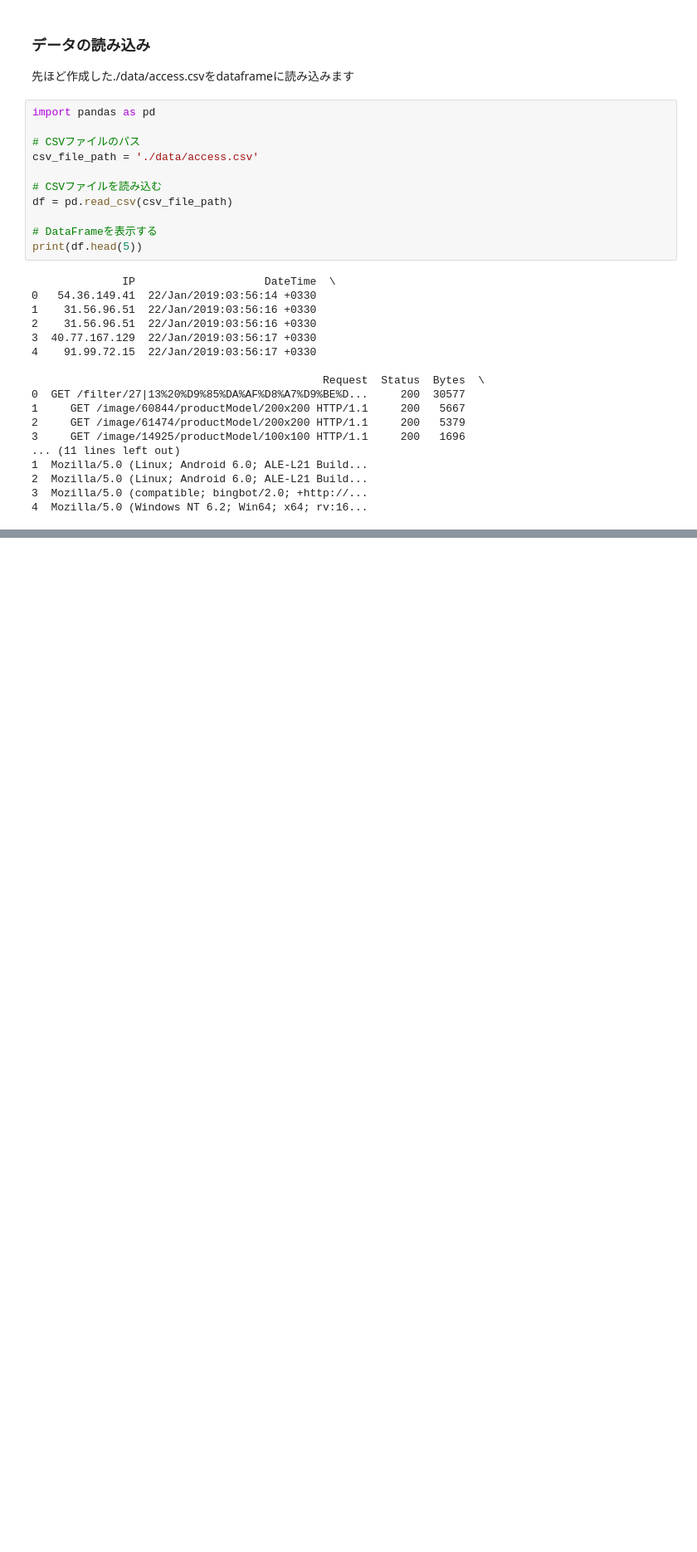
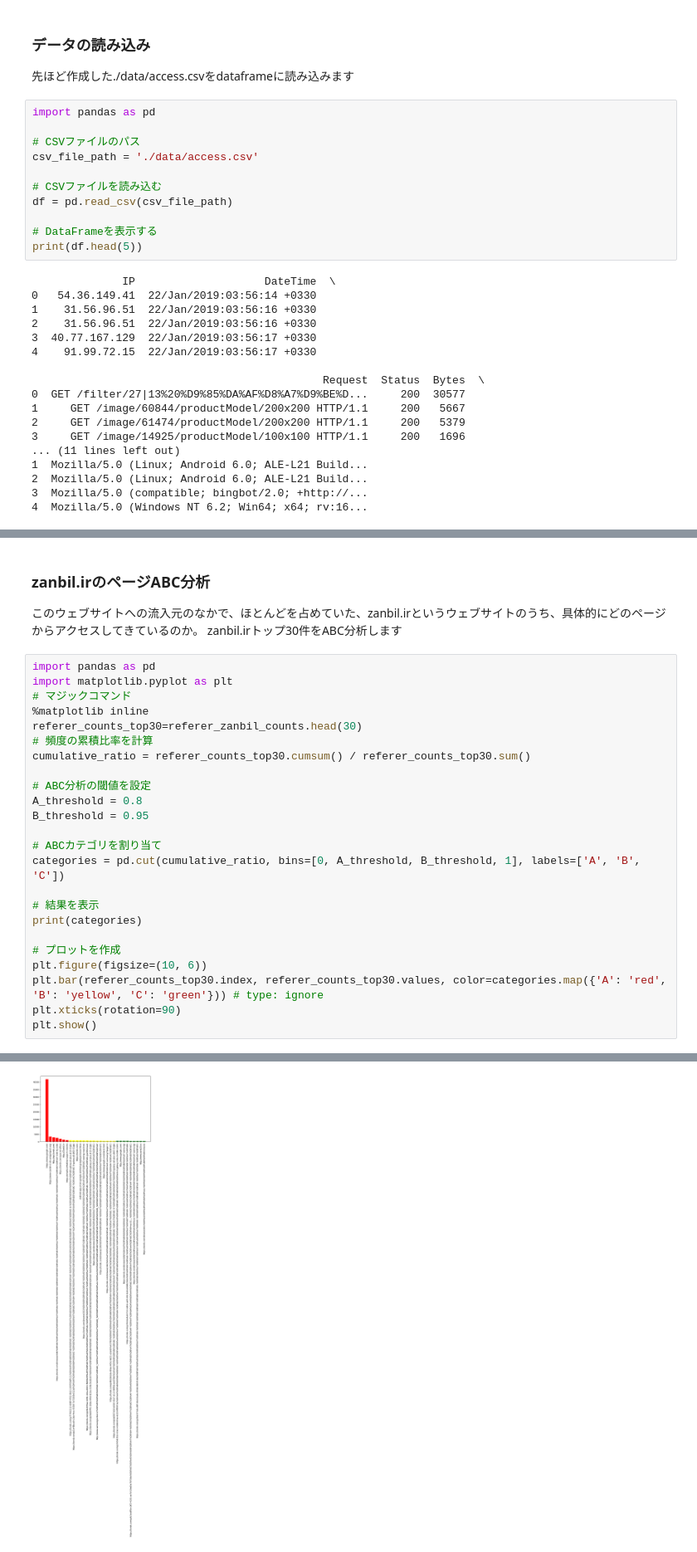
Before and after one commit to yutadd/Datascience_Server_Log, a Jupyter notebook: analyse.ipynb, the cells around one changed output, grey strips where cells are left out. Shown at 83% size. Saved outputs shown, nothing was run; the diff lists cells and outputs as text; blank space fills up the shorter version.

```diff
--- a/analyse.ipynb
+++ b/analyse.ipynb
@@ -69,0 +123,29 @@ print(df.head(5))
+# %% [markdown]
+### zanbil.irのページABC分析
+このウェブサイトへの流入元のなかで、ほとんどを占めていた、zanbil.irというウェブサイトのうち、具体的にどのページからアクセスしてきているのか。
+zanbil.irトップ30件をABC分析します
+# %%
+import pandas as pd
+import matplotlib.pyplot as plt
+# マジックコマンド
+%matplotlib inline
+referer_counts_top30=referer_zanbil_counts.head(30)
+# 頻度の累積比率を計算
+cumulative_ratio = referer_counts_top30.cumsum() / referer_counts_top30.sum()
+
+# ABC分析の閾値を設定
+A_threshold = 0.8
+B_threshold = 0.95
+
+# ABCカテゴリを割り当て
+categories = pd.cut(cumulative_ratio, bins=[0, A_threshold, B_threshold, 1], labels=['A', 'B', 'C'])
+
+# 結果を表示
+print(categories)
+
+# プロットを作成
+plt.figure(figsize=(10, 6))
+plt.bar(referer_counts_top30.index, referer_counts_top30.values, color=categories.map({'A': 'red', 'B': 'yellow', 'C': 'green'})) # type: ignore
+plt.xticks(rotation=90)
+plt.show()
+# %% [output]
@@ -69,0 +169 @@ print(df.head(5))
+[figure, added]
```
Also changed, not shown: parts of 4 cells of this notebook, 1 other file.
